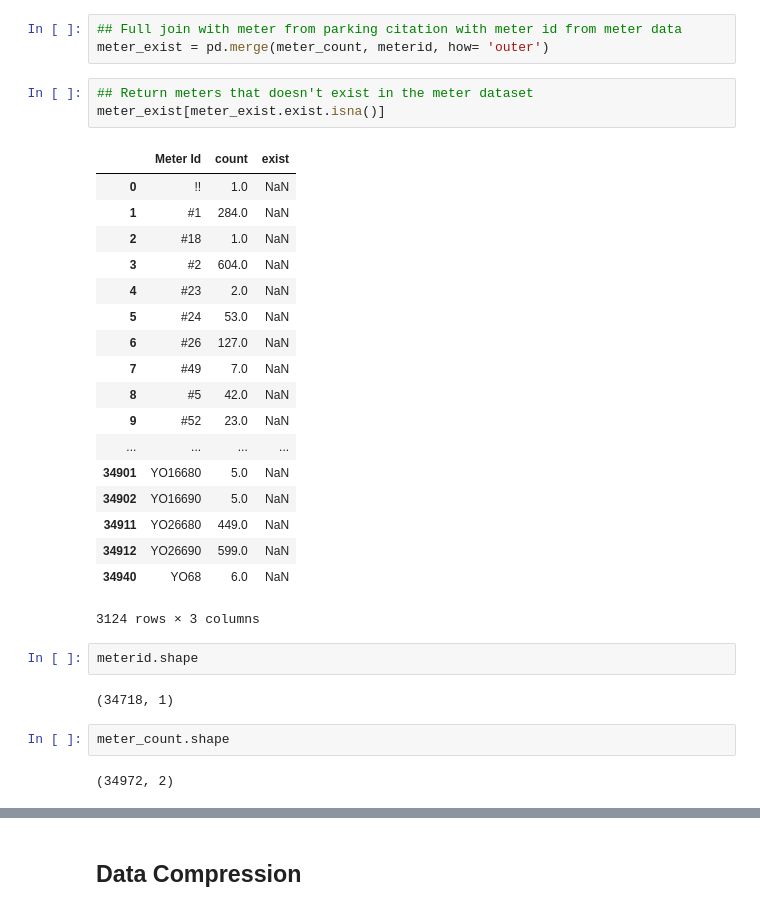
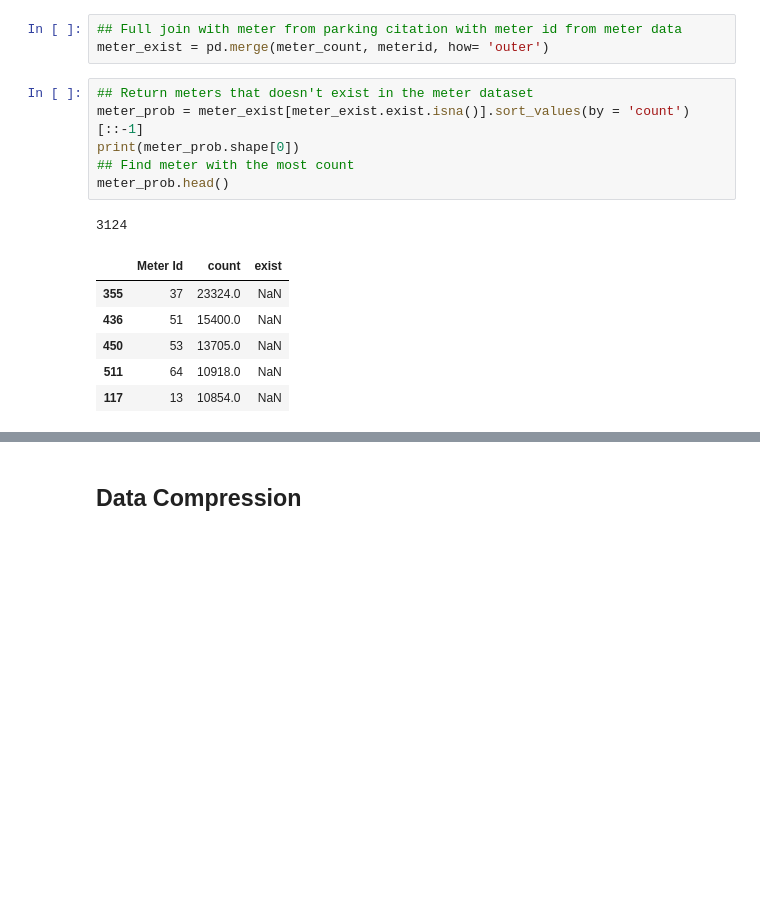
Before and after one commit to jachen36/2018_la_parking_citation, a Jupyter notebook: cleaning.ipynb, the cells around one changed output, grey strips where cells are left out. Cells and saved outputs as stored; diff of their text form; blank space fills up the shorter version.

```diff
--- a/cleaning.ipynb
+++ b/cleaning.ipynb
@@ -181,31 +181,15 @@ meterid['exist'] = True ## Indicator
 meter_exist = pd.merge(meter_count, meterid, how= 'outer')
 # %%
 ## Return meters that doesn't exist in the meter dataset
-meter_exist[meter_exist.exist.isna()]
+meter_prob = meter_exist[meter_exist.exist.isna()].sort_values(by = 'count')[::-1]
+print(meter_prob.shape[0])
+## Find meter with the most count
+meter_prob.head()
 # %% [output]
+3124
 |  | Meter Id | count | exist |
-| 0 | !! | 1.0 | NaN |
-| 1 | #1 | 284.0 | NaN |
-| 2 | #18 | 1.0 | NaN |
-| 3 | #2 | 604.0 | NaN |
-| 4 | #23 | 2.0 | NaN |
-| 5 | #24 | 53.0 | NaN |
-| 6 | #26 | 127.0 | NaN |
-| 7 | #49 | 7.0 | NaN |
-| 8 | #5 | 42.0 | NaN |
-| 9 | #52 | 23.0 | NaN |
-| ... | ... | ... | ... |
-| 34901 | YO16680 | 5.0 | NaN |
-| 34902 | YO16690 | 5.0 | NaN |
-| 34911 | YO26680 | 449.0 | NaN |
-| 34912 | YO26690 | 599.0 | NaN |
-| 34940 | YO68 | 6.0 | NaN |
+| 355 | 37 | 23324.0 | NaN |
+| 436 | 51 | 15400.0 | NaN |
+| 450 | 53 | 13705.0 | NaN |
+| 511 | 64 | 10918.0 | NaN |
+| 117 | 13 | 10854.0 | NaN |
-3124 rows × 3 columns
-# %%
-meterid.shape
-# %% [output]
-(34718, 1)
-# %%
-meter_count.shape
-# %% [output]
-(34972, 2)
```
Also changed, not shown: parts of 19 cells of this notebook, 1 other file.
